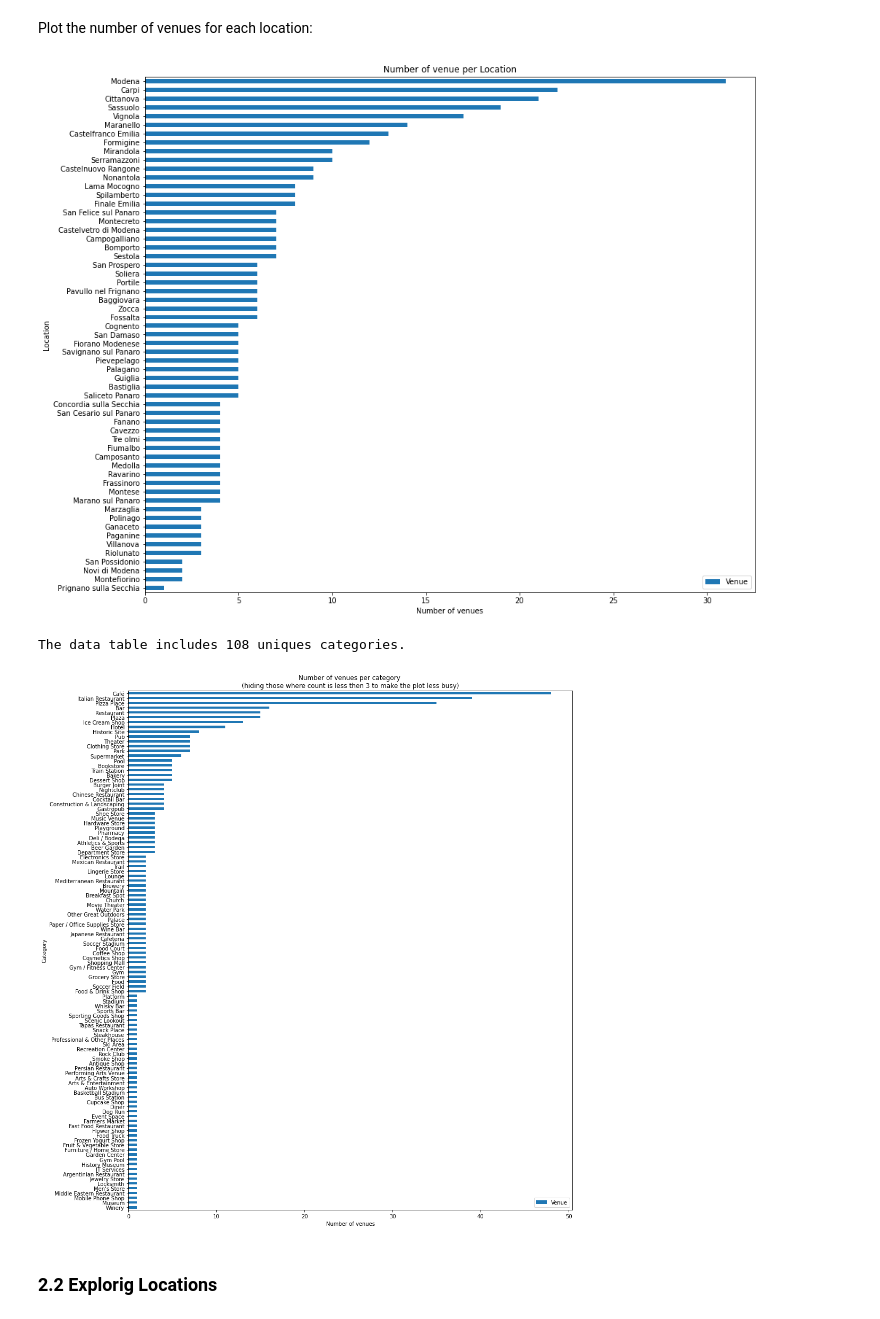
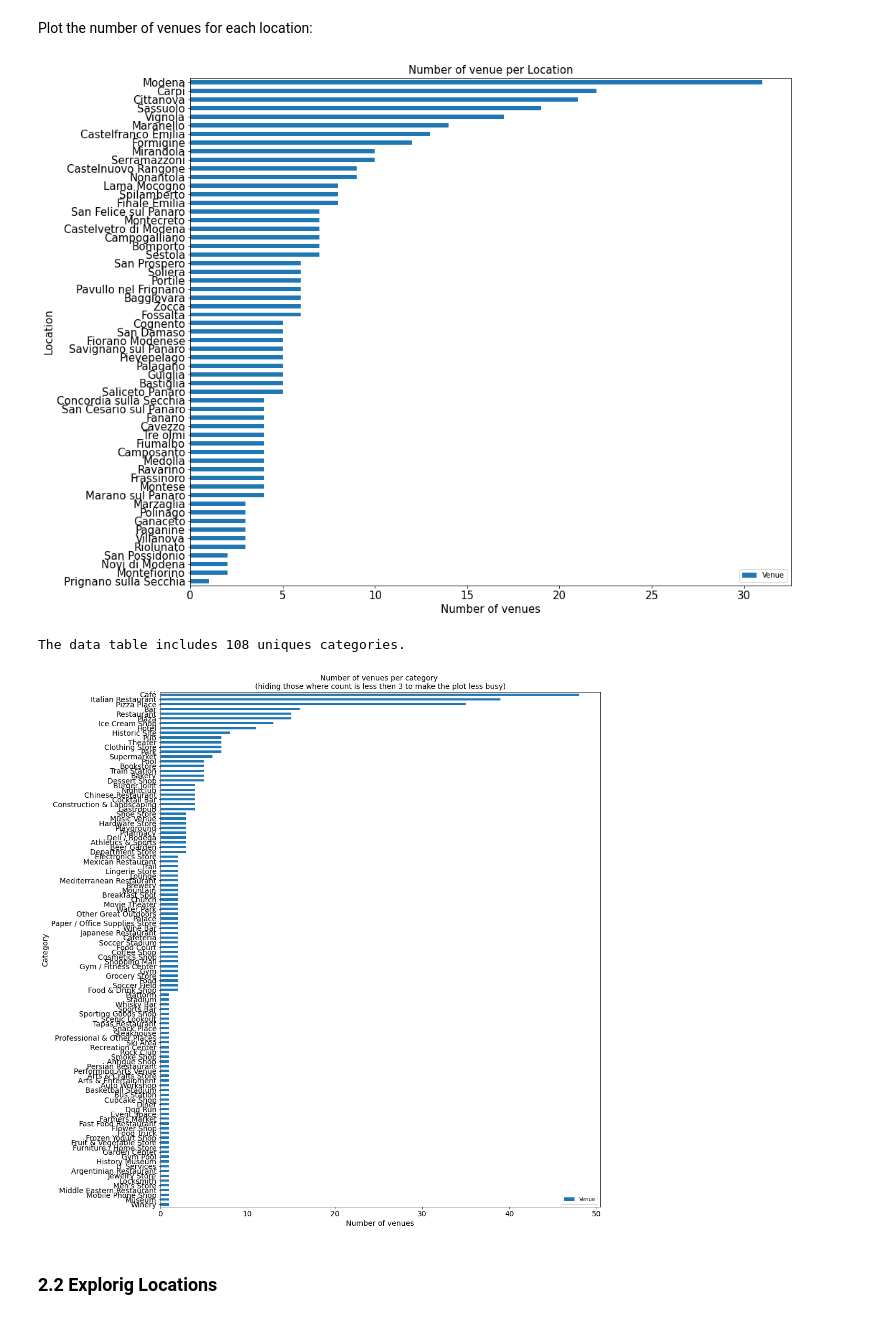
Before and after one commit to sebas1986/TheMotorSportValley-WhereToLive-, a Jupyter notebook: ProjectAnalysis.ipynb, the cells around one changed output. Drawn from its saved outputs; the diff is of its cells as text; code cells hidden in the pictures.

```diff
--- a/ProjectAnalysis.ipynb
+++ b/ProjectAnalysis.ipynb
@@ -166,15 +168,15 @@ Plot the number of venues for each location:
 # %%
 #Count the venues per each location
 location_venue_count = location_venue.groupby('Location').count()[['Venue']].sort_values(by='Venue',ascending=False)
 #create an inverted horizontal bar plot
-location_venue_count.plot(kind='barh', figsize=(15, 13))
+location_venue_count.plot(kind='barh', figsize=(15, 13),fontsize=15)
 plt.gca().invert_yaxis()
-plt.ylabel('Location')
-plt.xlabel('Number of venues')
-plt.title('Number of venue per Location')
+plt.ylabel('Location',fontsize=15)
+plt.xlabel('Number of venues',fontsize=15)
+plt.title('Number of venue per Location',fontsize=15)
 plt.show()
 # %% [output]
-[figure, old version]
+[figure, new version]
 # %%
 print('The data table includes {} uniques categories.'.format(len(location_venue['Venue Category'].unique())))
 # %% [output]
@@ -183,14 +185,14 @@ The data table includes 108 uniques categories.
 #Count the venues per each category
 location_venue_count = location_venue.groupby('Venue Category').count()[['Venue']].sort_values(by='Venue',ascending=False)
 #create an inverted horizontal bar plot
-location_venue_count[location_venue_count.Venue>=0].plot(kind='barh', figsize=(15, 18))
+location_venue_count[location_venue_count.Venue>=0].plot(kind='barh', figsize=(15, 18),fontsize=14)
 plt.gca().invert_yaxis()
-plt.xlabel('Number of venues')
-plt.ylabel('Category')
-plt.title('Number of venues per category \n(hiding those where count is less then 3 to make the plot less busy)')
+plt.xlabel('Number of venues',fontsize=14)
+plt.ylabel('Category',fontsize=14)
+plt.title('Number of venues per category \n(hiding those where count is less then 3 to make the plot less busy)',fontsize=14)
 plt.show()
 # %% [output]
-[figure, old version]
+[figure, new version]
 # %% [markdown]
 ### 2.2 Explorig Locations
 # %% [markdown]
```
Also changed, not shown: parts of 3 cells of this notebook, 2 other files.
